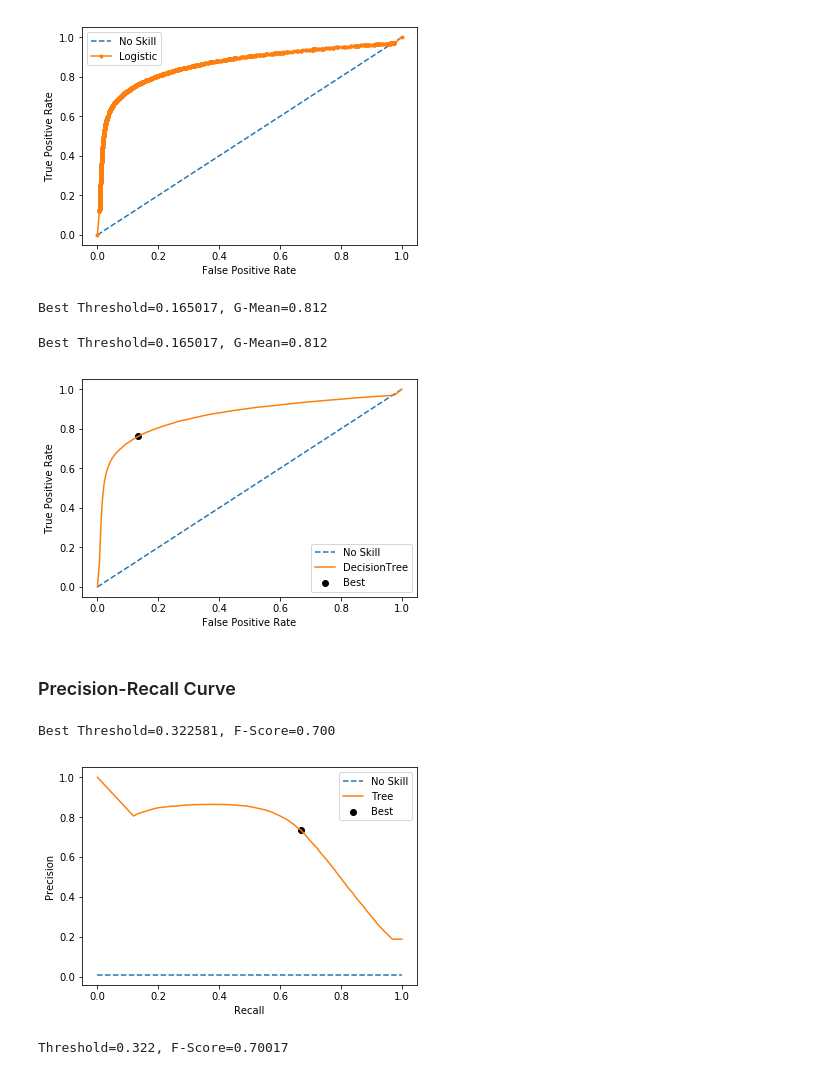
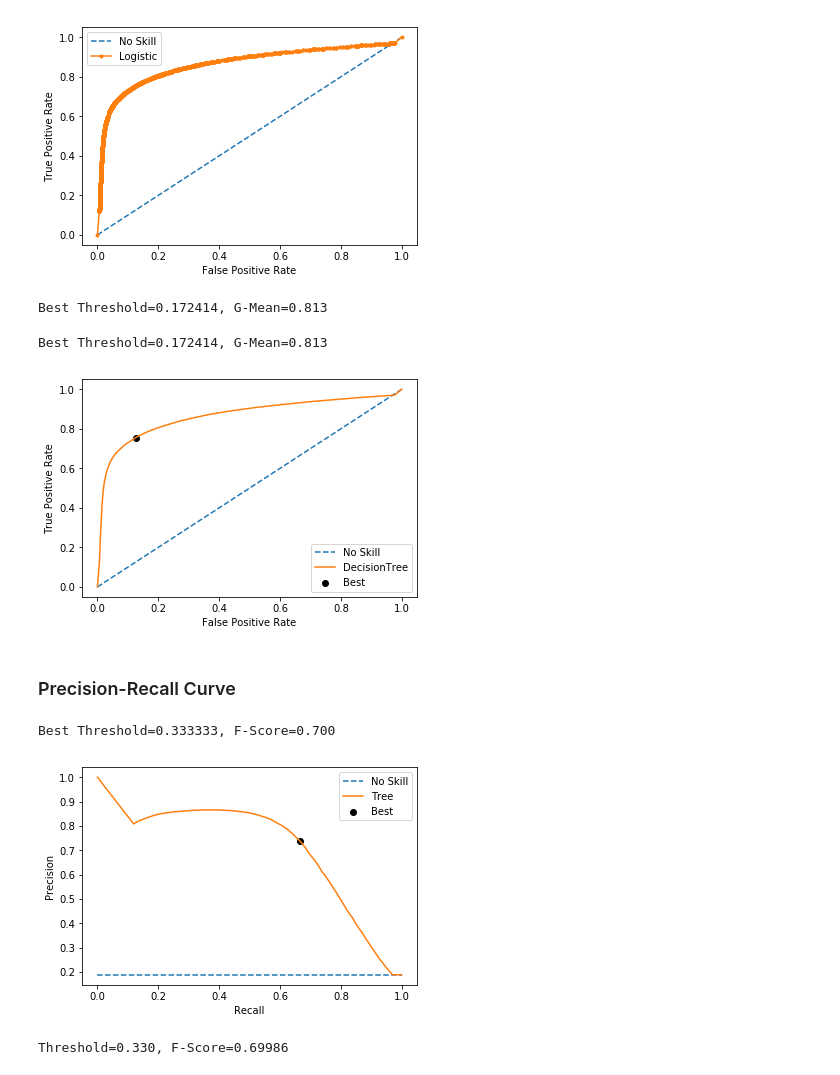
Before and after one commit to MNLKuzmin/Phase3project, a Jupyter notebook: CovidNotebook.ipynb, the cells around one changed output. Cells and saved outputs as stored; diff of their text form; code cells hidden in the pictures.

```diff
--- a/CovidNotebook.ipynb
+++ b/CovidNotebook.ipynb
@@ -441,15 +452,13 @@ At this point I took care of the missing values and I don't need to do one hot e
 # Split the data
 X_train, X_test, y_train, y_test = train_test_split(X,y,random_state=42)
 # %%
-"""
-Just to Kind of make a point that I dont actually eed to scale
 # Instantiate StandardScaler
 scaler = MinMaxScaler()
 # Transform the training and test sets
 scaled_data_train = scaler.fit_transform(X_train)
-scaled_data_test = scaler.transform(X_test)
+X_test = scaler.transform(X_test)
 
 # Convert into a DataFrame
 X_train = pd.DataFrame(scaled_data_train, columns=X.columns)
-X_train.head()"""
+X_train.head()
 # %% [output]
@@ -567,7 +770,7 @@ gmeans = np.sqrt(tpr * (1-fpr))
 ix = np.argmax(gmeans)
 print('Best Threshold=%f, G-Mean=%.3f' % (thresholds[ix], gmeans[ix]))
 # %% [output]
-Best Threshold=0.165017, G-Mean=0.812
+Best Threshold=0.172414, G-Mean=0.813
 # %%
 # roc curve for logistic regression model with optimal threshold
 from numpy import sqrt
@@ -600,37 +803,37 @@ pyplot.legend()
 # show the plot
 pyplot.show()
 # %% [output]
-Best Threshold=0.165017, G-Mean=0.812
+Best Threshold=0.172414, G-Mean=0.813
 [figure]
 # %% [markdown]
 ### Precision-Recall Curve
 # %%
 from sklearn.metrics import precision_recall_curve
 # predict probabilities
 yhat = clf.predict_proba(X_test)
 # keep probabilities for the positive outcome only
 yhat = yhat[:, 1]
 # calculate roc curves
 precision, recall, thresholds = precision_recall_curve(y_test, yhat)
 # convert to f score
 fscore = (2 * precision * recall) / (precision + recall)
 # locate the index of the largest f score
 ix = argmax(fscore)
 print('Best Threshold=%f, F-Score=%.3f' % (thresholds[ix], fscore[ix]))
 # plot the roc curve for the model
-no_skill = len(testy[testy==1]) / len(testy)
+no_skill = len(y_test[y_test==1]) / len(y_test)
 pyplot.plot([0,1], [no_skill,no_skill], linestyle='--', label='No Skill')
 pyplot.plot(recall, precision, label='Tree')
 pyplot.scatter(recall[ix], precision[ix], marker='o', color='black', label='Best')
 # axis labels
 pyplot.xlabel('Recall')
 pyplot.ylabel('Precision')
 pyplot.legend()
 # show the plot
 pyplot.show()
 # %% [output]
-Best Threshold=0.322581, F-Score=0.700
+Best Threshold=0.333333, F-Score=0.700
-[figure, old version]
+[figure, new version]
 # %%
 ...
 # define thresholds
@@ -651,7 +854,7 @@ scores = [f1_score(y_test, to_labels(probs, t)) for t in thresholds]
 ix = argmax(scores)
 print('Threshold=%.3f, F-Score=%.5f' % (thresholds[ix], scores[ix]))
 # %% [output]
-Threshold=0.322, F-Score=0.70017
+Threshold=0.330, F-Score=0.69986
 # %%
 precision_, recall_, proba = precision_recall_curve(y_test, yhat[:, -1])
 # %%
```
Also changed, not shown: parts of 63 cells of this notebook.
